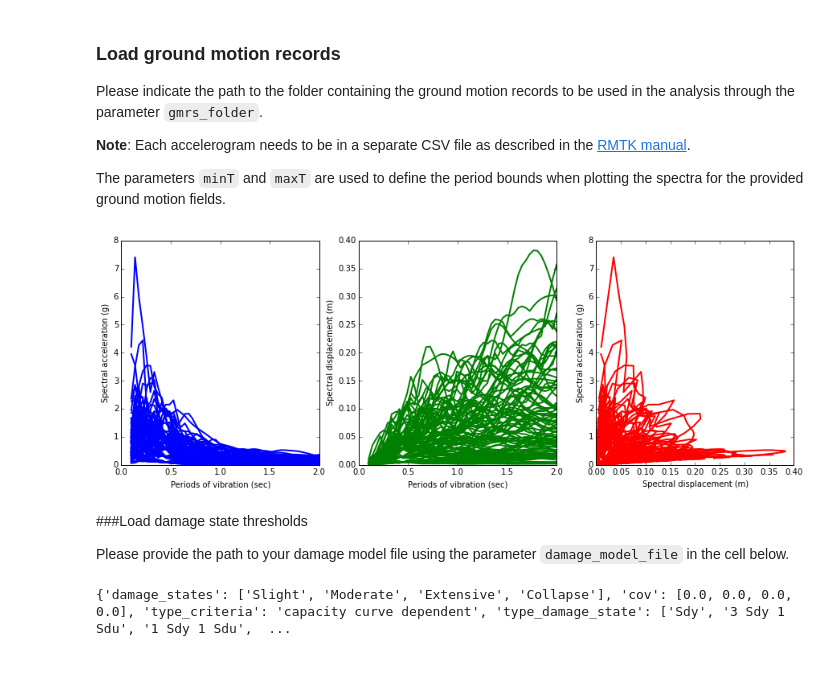
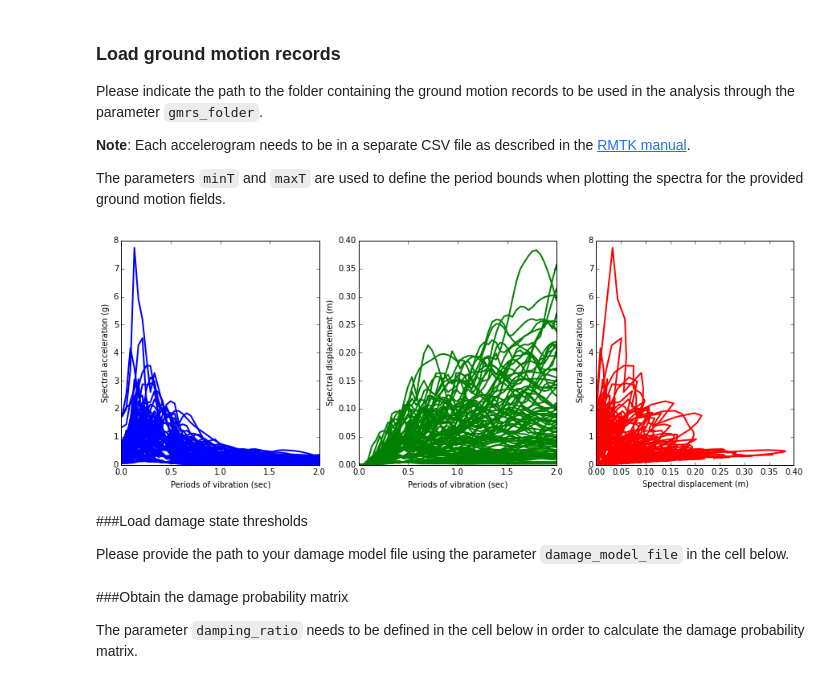
Before and after one commit to GEMScienceTools/rmtk, a Jupyter notebook: rmtk/vulnerability/derivation_fragility/equivalent_linearization/miranda_2000_firm_soils/miranda_2000_firm_soils.ipynb, the cells around one changed output. Saved outputs shown, nothing was run; the diff lists cells and outputs as text; code cells hidden in the pictures.

```diff
--- a/rmtk/vulnerability/derivation_fragility/equivalent_linearization/miranda_2000_firm_soils/miranda_2000_firm_soils.ipynb
+++ b/rmtk/vulnerability/derivation_fragility/equivalent_linearization/miranda_2000_firm_soils/miranda_2000_firm_soils.ipynb
@@ -35,12 +35,12 @@ Please indicate the path to the folder containing the ground motion records to b
 The parameters `minT` and `maxT` are used to define the period bounds when plotting the spectra for the provided ground motion fields.
 # %%
 gmrs_folder = '../../../../../../rmtk_data/accelerograms'
+minT, maxT = 0.01, 2.00
+
 gmrs = utils.read_gmrs(gmrs_folder)
-minT = 0.1
-maxT = 2.0
 utils.plot_response_spectra(gmrs, minT, maxT)
 # %% [output]
-[figure, old version]
+[figure, new version]
 # %% [markdown]
 ###Load damage state thresholds
 
@@ -49,6 +49,7 @@ Please provide the path to your damage model file using the parameter `damage_mo
 damage_model_file = "../../../../../../rmtk_data/damage_model.csv"
 # %%
 damage_model = utils.read_damage_model(damage_model_file)
-print damage_model
-# %% [output]
-{'damage_states': ['Slight', 'Moderate', 'Extensive', 'Collapse'], 'cov': [0.0, 0.0, 0.0, 0.0], 'type_criteria': 'capacity curve dependent', 'type_damage_state': ['Sdy', '3 Sdy 1 Sdu', '1 Sdy 1 Sdu',  ...
+# %% [markdown]
+###Obtain the damage probability matrix
+
+The parameter `damping_ratio` needs to be defined in the cell below in order to calculate the damage probability matrix.
```
Also changed, not shown: parts of 18 cells of this notebook.
